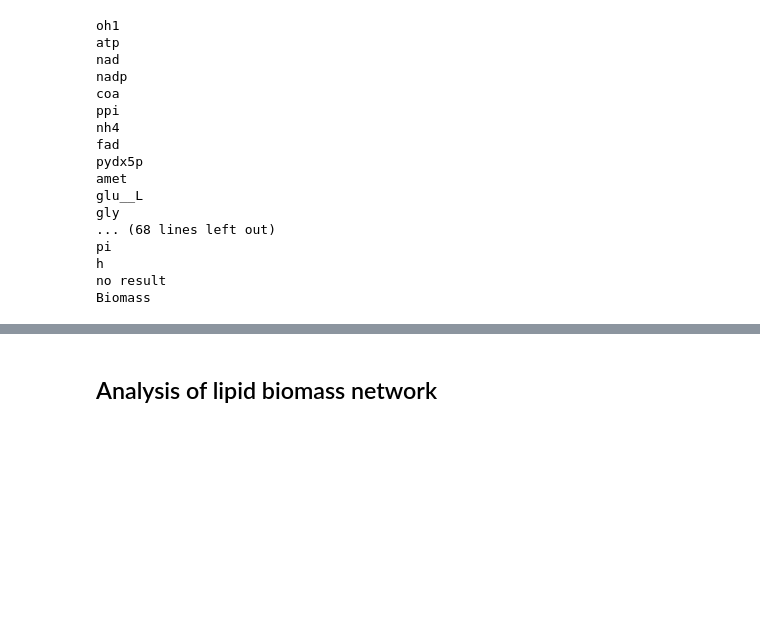
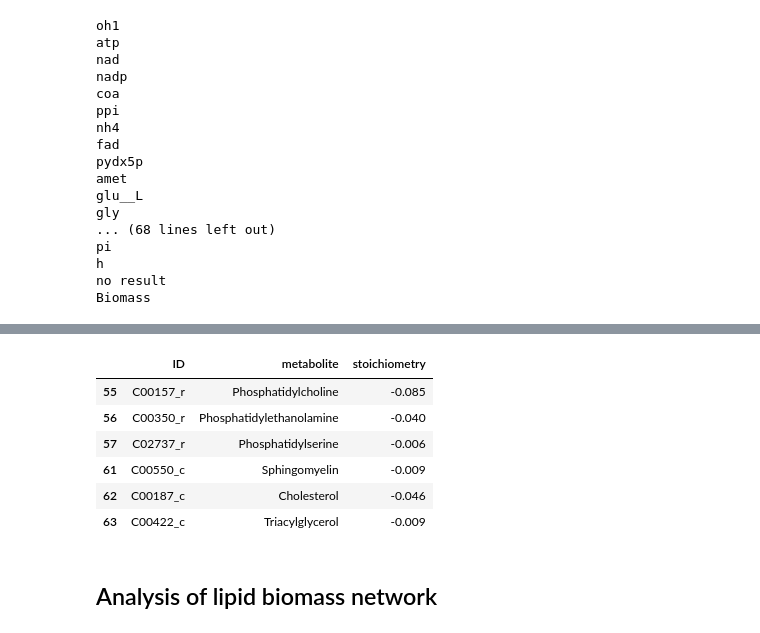
Before and after one commit to Nexia23/Plasmodium_abs_FBA, a Jupyter notebook: iPFA/iPFA_Cobra_ideas.ipynb, the cells around one changed output, grey strips where cells are left out. Saved outputs shown, nothing was run; the diff lists cells and outputs as text; code cells hidden in the pictures; blank space fills up the shorter version.

```diff
--- a/iPFA/iPFA_Cobra_ideas.ipynb
+++ b/iPFA/iPFA_Cobra_ideas.ipynb
@@ -132,14 +157,22 @@ ipfa.reactions.T_c_to_e_C00255
 # %%
 '''
 ipfa extra lipids in biomass
 
 Neutral: cardiolipin, 1,2 diacyl-gycerol,
 Fatty acids: Octadecanoic acid, Hexadecanoic acid, (9Z)-Octadecenoic acid, Tetradecanoic acid
 '''
 lipids = ['Cholesterol','Phosphatidylcholine','Phosphatidylserine','Phosphatidylethanolamine','Sphingomyelin','Triacylglycerol']
 all_lps = ['cardiolipin','1,2 diacyl-gycerol','Octadecanoic acid','Hexadecanoic acid', '(9Z)-Octadecenoic acid', 'Tetradecanoic acid']
 lipid_df = biomass.loc[biomass['metabolite'].isin(lipids)]
-lipid_df['ID']
+lipid_df
+# %% [output]
+|  | ID | metabolite | stoichiometry |
+| 55 | C00157_r | Phosphatidylcholine | -0.085 |
+| 56 | C00350_r | Phosphatidylethanolamine | -0.040 |
+| 57 | C02737_r | Phosphatidylserine | -0.006 |
+| 61 | C00550_c | Sphingomyelin | -0.009 |
+| 62 | C00187_c | Cholesterol | -0.046 |
+| 63 | C00422_c | Triacylglycerol | -0.009 |
 # %%
 # first  value % of total lipids containing a lipid(PLs, SM, Cholesterol, Neutral)
 # 45.7*58.4 is 45.7% phospholipids of total lipid amount times 58.4% of PC in PLs
```
Also changed, not shown: parts of 3 cells of this notebook, 2 other files.
